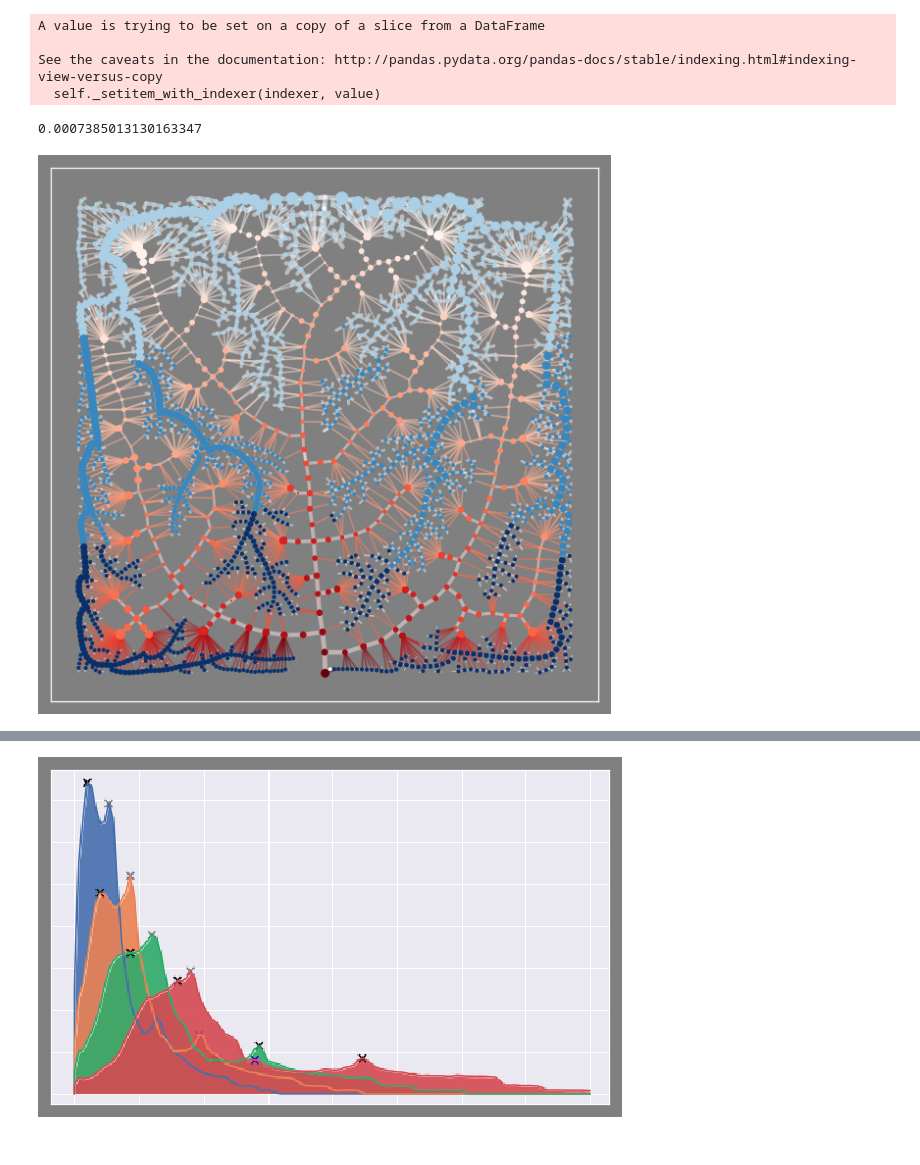
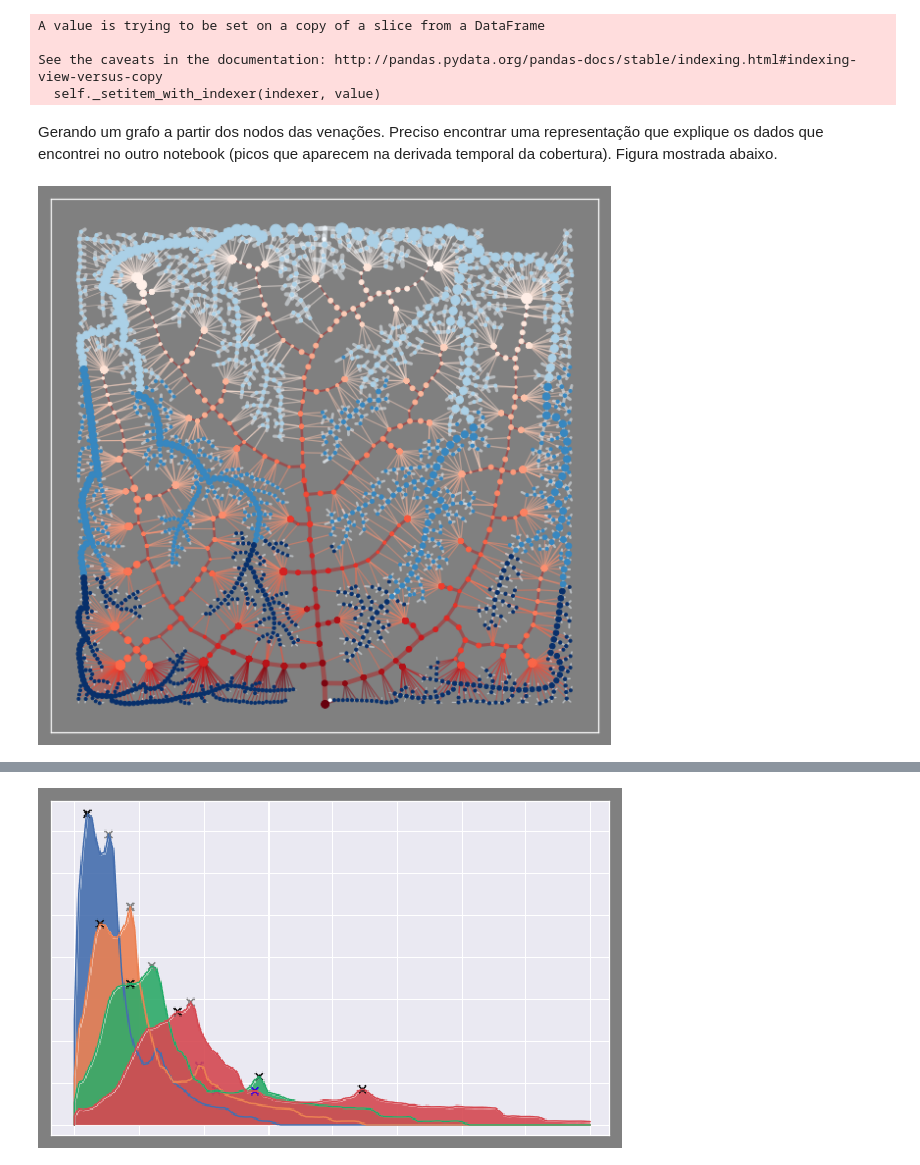
Before and after one commit to CaioMar/Venacao, a Jupyter notebook: Distance_histogram.ipynb, the cells around one changed output, grey strips where cells are left out. Drawn from its saved outputs; the diff is of its cells as text; code cells hidden in the pictures.

Commit message:
Updating Notebook file - todays last update

```diff
--- a/Distance_histogram.ipynb
+++ b/Distance_histogram.ipynb
@@ -113,4 +108,0 @@ test=np.square(data['disttoroot'])/(np.square(data['disttoroot']).max()-np.squar
-# %%
-test.min()
-# %% [output]
-0.0007385013130163347
@@ -120,20 +109,21 @@ rgba = cmapseg(np.square(data['disttoroot'])/(np.square(data['disttoroot']).max(
+# %% [markdown]
+Gerando um grafo a partir dos nodos das venações. Preciso encontrar uma representação que explique os dados que encontrei no outro notebook (picos que aparecem na derivada temporal da cobertura). Figura mostrada abaixo.
 # %%
 # @hidden_cell
+cmapseg = plt.cm.get_cmap('Reds')
+rgba = cmapseg(np.square(data['disttoroot'])/(np.square(data['disttoroot']).max()-np.square(data['disttoroot']).min()))
 fig = plt.figure(figsize=(10,10))
-#+np.power(3*np.array(cvendata['vwidth']),2.82)
-#plt.scatter(cvendata['vx'],cvendata['vy'],c=(cvendata['disttorootp'].max()-cvendata['disttorootp'])/cvendata['disttorootp'].std(), cmap=plt.get_cmap('Reds'))
 for i in range(data.shape[0]):
-    plt.plot(data.iloc[i][5:9:2],data.iloc[i][6:9:2],'-',color=rgba[i],linewidth=np.power((data['seglength'].max()-data.iloc[i]['seglength'])/(data['seglength'].std()),0.3),alpha=0.5,zorder=1)
+    plt.plot(data.iloc[i][5:9:2],data.iloc[i][6:9:2],'-',color=rgba[i],linewidth=np.power((data['seglength'].max()-data.iloc[i]['seglength'])/(data['seglength'].std()),0.3)-0.5,alpha=0.5,zorder=1)
 for i in range(ven.shape[0]):
-    plt.plot(ven.iloc[i][0:4:2],ven.iloc[i][1:4:2],'-',c='mistyrose',markersize=1,linewidth=(venmax-ven.iloc[i][4])/venstd+0.5,alpha=0.5,zorder=1)
+    plt.plot(ven.iloc[i][0:4:2],ven.iloc[i][1:4:2],'-',c='firebrick',markersize=1,linewidth=(venmax-ven.iloc[i][4])/venstd+0.5,alpha=0.5,zorder=1)
 for i in range(ven2.shape[0]):
     plt.plot(ven2.iloc[i][0:4:2],ven2.iloc[i][1:4:2],'-',c='aliceblue',linewidth=(ven2max - ven2.iloc[i][4])/ven2std + 0.5,alpha=0.5,zorder=1)
 
 plt.scatter(data['v2x'],data['v2y'],s=np.power(10*np.array(data['v2width'])+3,1.79),c=data['dtrootclass'], cmap=plt.get_cmap('Blues'),zorder=2)
-#plt.scatter(data['vx'],data['vy'],s=3*data['count'])
 plt.scatter(cvendata['vx'],cvendata['vy'],s=cvendata['count']+np.power(2*np.array(cvendata['vwidth']),2.82),c=(cvendata['disttorootp'].max()-cvendata['disttorootp'])/cvendata['disttorootp'].std(), cmap=plt.get_cmap('Reds'),zorder=2)
 plt.xticks([])
 plt.yticks([])
 plt.show()
 # %% [output]
-[figure, old version]
+[figure, new version]
```
Also changed, not shown: parts of 5 cells of this notebook.
